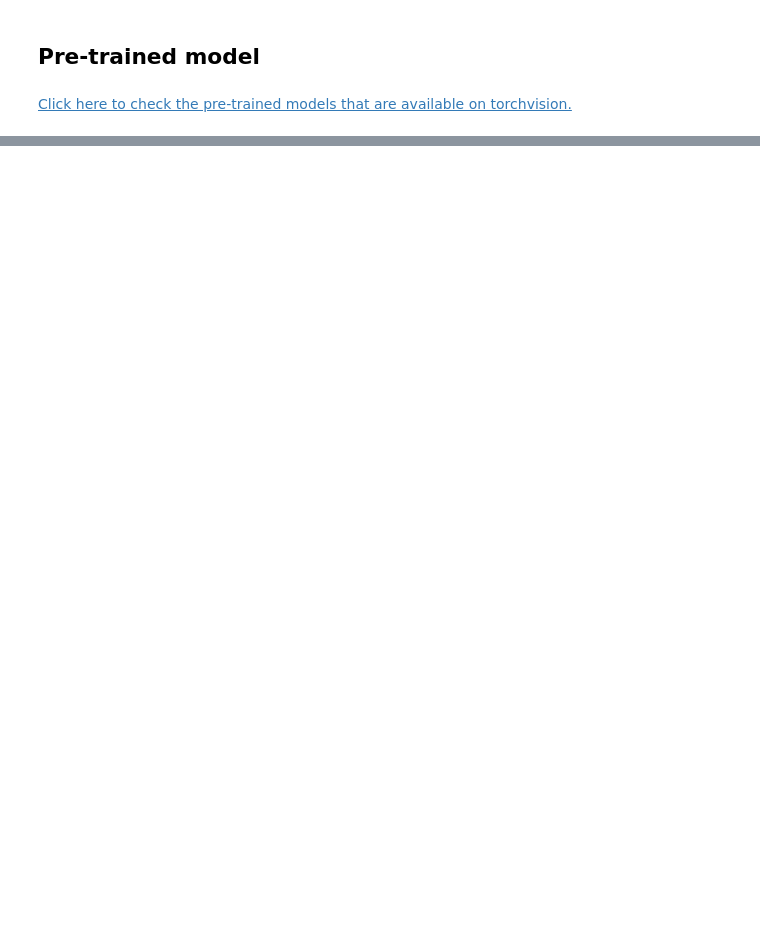
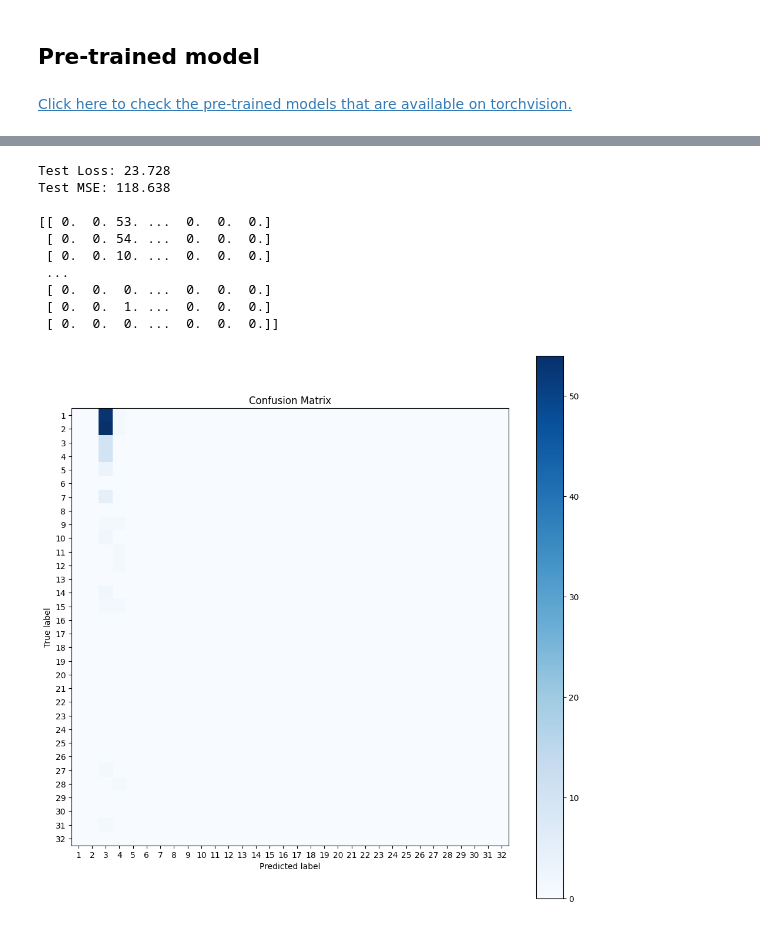
Before and after one commit to Johnny-droid/Lego-Image-Detector, a Jupyter notebook: p2/task2.ipynb, the cells around one changed output, grey strips where cells are left out. Saved outputs shown, nothing was run; the diff lists cells and outputs as text; code cells hidden in the pictures; blank space fills up the shorter version.

Commit message:
Added regression, but still has a few problems

```diff
--- a/p2/task2.ipynb
+++ b/p2/task2.ipynb
@@ -548,0 +776,33 @@ plotTrainingHistory(vgg_train_history, vgg_val_history)
+# %%
+# Testing
+model = RegressionVGG16().to(device)
+checkpoint = torch.load("models/" + model_name + '_best_model.pth')
+model.load_state_dict(checkpoint['model'])
+
+# Test model
+preds = []
+labels = []
+test_loss, test_mse = epoch_iter(test_dataloader, model, loss_fn, is_train=False, preds=preds, labels=labels)
+print(f"\nTest Loss: {test_loss:.3f} \nTest MSE: {test_mse:.3f}\n")
+
+# Convert the predictions to integers
+preds = [int(pred) for pred in preds]
+labels = [int(label) for label in labels]
+
+# Confusion matrix with the number in each cell
+confusion_matrix = buildConfusionMatrix(preds, labels)
+print(confusion_matrix)
+# Display confusion matrix
+display_confusion_matrix(confusion_matrix)
+# %% [output]
+Test Loss: 23.728
+Test MSE: 118.638
+
+[[ 0.  0. 53. ...  0.  0.  0.]
+ [ 0.  0. 54. ...  0.  0.  0.]
+ [ 0.  0. 10. ...  0.  0.  0.]
+ ...
+ [ 0.  0.  0. ...  0.  0.  0.]
+ [ 0.  0.  1. ...  0.  0.  0.]
+ [ 0.  0.  0. ...  0.  0.  0.]]
+[figure, added]
```
Also changed, not shown: parts of 12 cells of this notebook.
